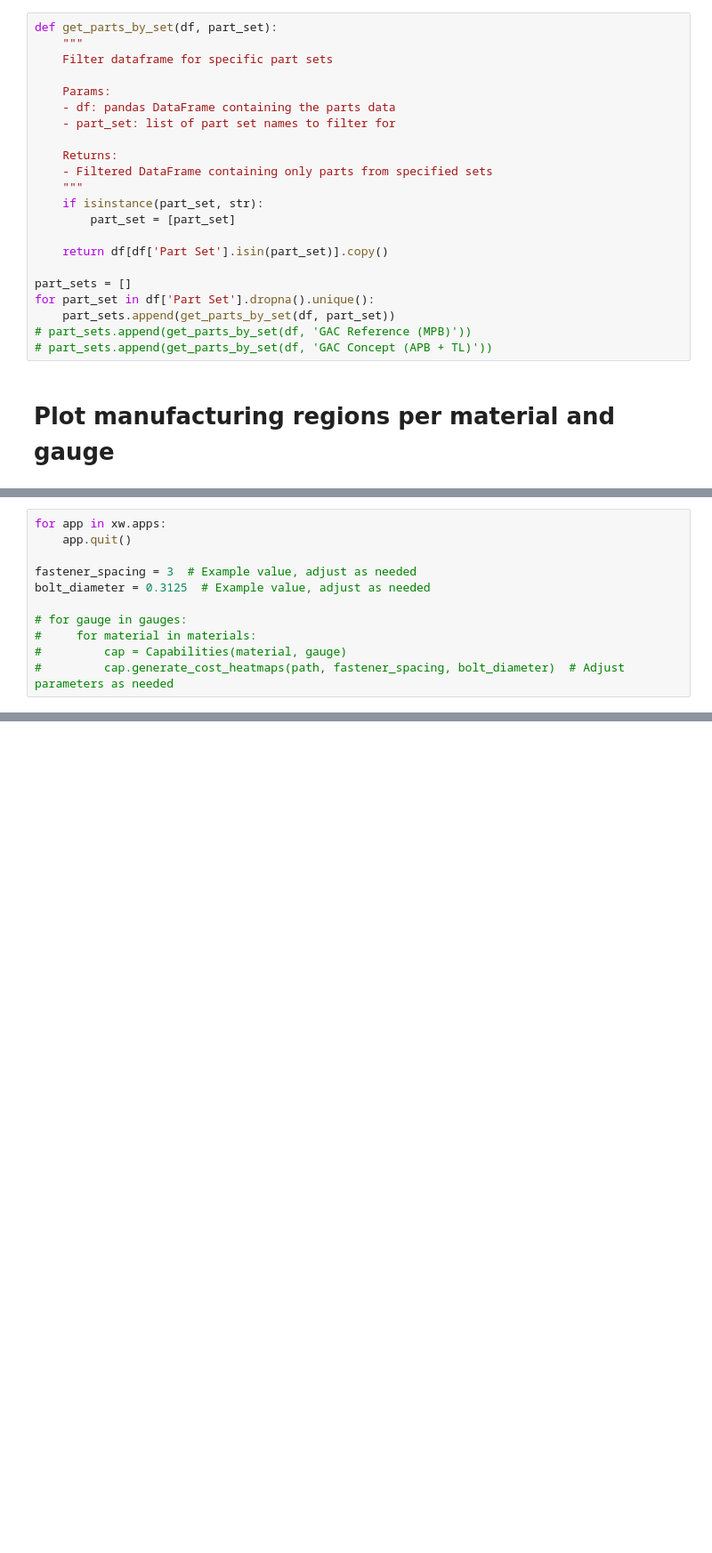
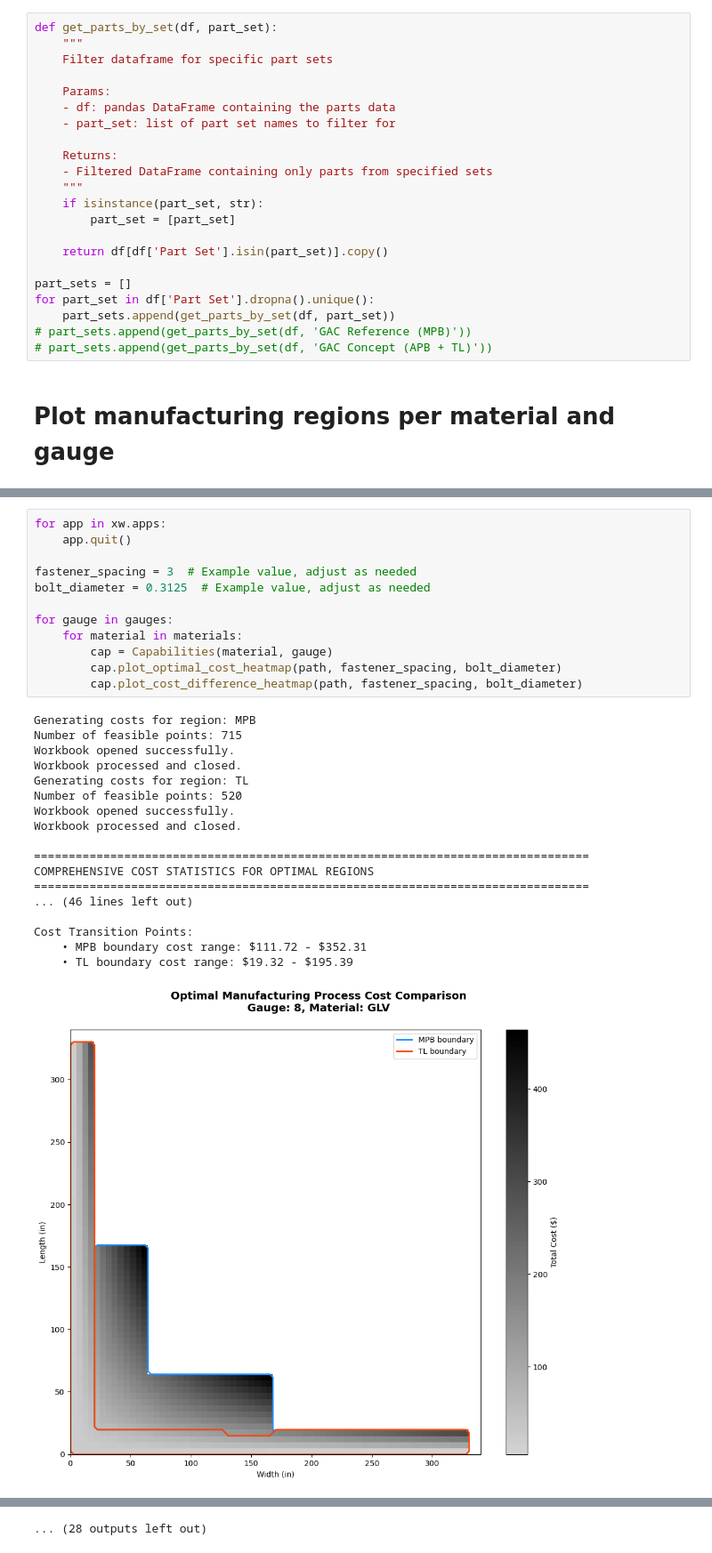
Before and after one commit to enriquef13/AMDP_Thesis, a Jupyter notebook: value_stream_map.ipynb, the cells around one changed output, grey strips where cells are left out. Shown at 89% size. Drawn from its saved outputs; the diff is of its cells as text; blank space fills up the shorter version.

```diff
--- a/value_stream_map.ipynb
+++ b/value_stream_map.ipynb
@@ -1218,11 +1420,31 @@ for gauge in gauges:
 # %%
 for app in xw.apps:
     app.quit()
 
 fastener_spacing = 3  # Example value, adjust as needed
 bolt_diameter = 0.3125  # Example value, adjust as needed
 
-# for gauge in gauges:
-#     for material in materials:
-#         cap = Capabilities(material, gauge)
-#         cap.generate_cost_heatmaps(path, fastener_spacing, bolt_diameter)  # Adjust parameters as needed
+for gauge in gauges:
+    for material in materials:
+        cap = Capabilities(material, gauge)
+        cap.plot_optimal_cost_heatmap(path, fastener_spacing, bolt_diameter)
+        cap.plot_cost_difference_heatmap(path, fastener_spacing, bolt_diameter)
+# %% [output]
+Generating costs for region: MPB
+Number of feasible points: 715
+Workbook opened successfully.
+Workbook processed and closed.
+Generating costs for region: TL
+Number of feasible points: 520
+Workbook opened successfully.
+Workbook processed and closed.
+
+================================================================================
+COMPREHENSIVE COST STATISTICS FOR OPTIMAL REGIONS
+================================================================================
+... (46 lines left out)
+
+Cost Transition Points:
+    • MPB boundary cost range: $111.72 - $352.31
+    • TL boundary cost range: $19.32 - $195.39
+[figure, added]
@@ -1228,0 +1541 @@ bolt_diameter = 0.3125  # Example value, adjust as needed
+... (28 outputs left out)
```
Also changed, not shown: parts of 5 cells of this notebook.
